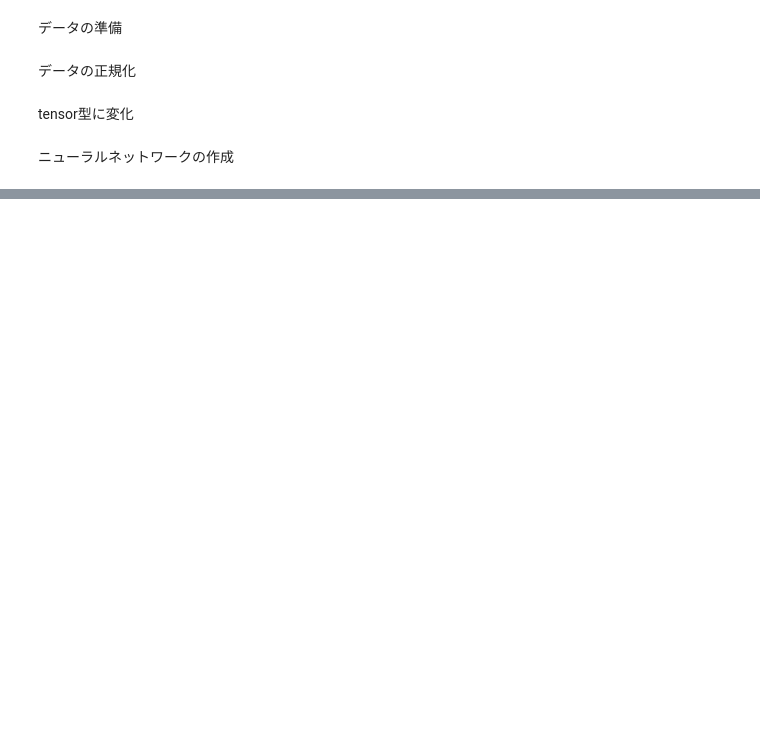
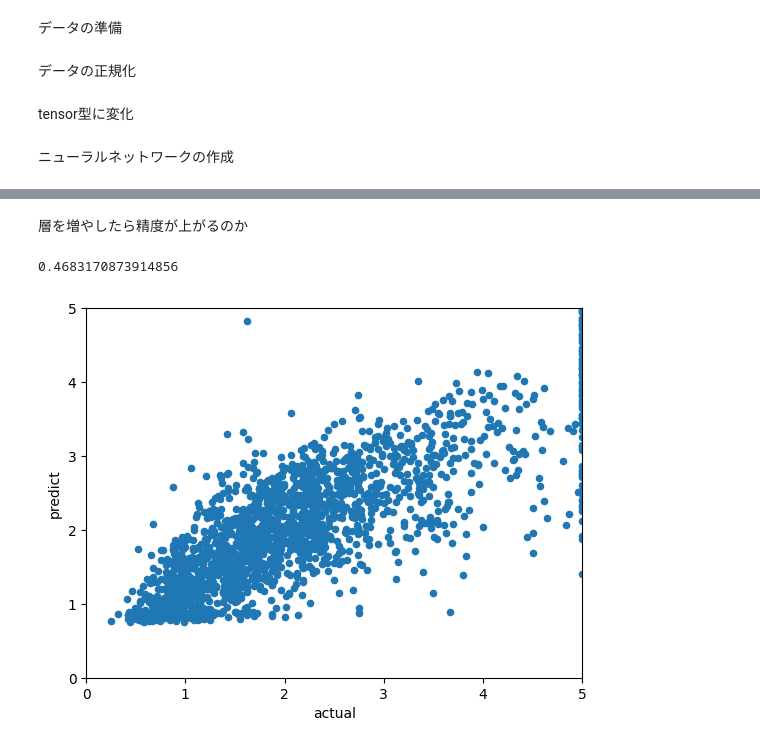
Before and after one commit to ShotaroNonaka/Deep_Learning_study, a Jupyter notebook: MLS_python_pytorch/code4-4.ipynb, the cells around one changed output, grey strips where cells are left out. Drawn from its saved outputs; the diff is of its cells as text; code cells hidden in the pictures; blank space fills up the shorter version.

```diff
--- a/MLS_python_pytorch/code4-4.ipynb
+++ b/MLS_python_pytorch/code4-4.ipynb
@@ -71,0 +72,41 @@ plt.show()
+# %% [markdown]
+層を増やしたら精度が上がるのか
+# %%
+model2 = nn.Sequential(
+  nn.Linear(8, 128),
+  nn.ReLU(),
+  nn.Linear(128, 64),
+  nn.Tanh(),
+  nn.Linear(64, 10),
+  nn.ReLU(),
+  nn.Linear(10, 1)
+)
+
+optimizer = optim.SGD(model2.parameters(), lr=0.01)
+
+mse = nn.MSELoss()
+
+for i in range(10):
+  for batch_x, batch_y in loader:
+    optimizer.zero_grad()
+    y_product = model2(batch_x)
+    loss = mse(y_product.view_as(batch_y), batch_y)
+    loss.backward()
+    optimizer.step()
+
+x = torch.tensor(X_test, dtype=torch.float32)
+y_product = model2(x).detach().numpy()
+print(mean_absolute_error(Y_test, y_product))
+# %% [output]
+0.4683170873914856
+# %%
+result = pd.DataFrame({
+    "predict": np.reshape(y_product, (-1,)),
+    "actual": np.reshape(Y_test, (-1,))
+})
+limit = np.max(Y_test)
+
+result.plot.scatter(x="actual", y="predict", xlim=(0, limit), ylim=(0, limit))
+plt.show()
+# %% [output]
+[figure, added]
```
Also changed, not shown: parts of 2 cells of this notebook.
